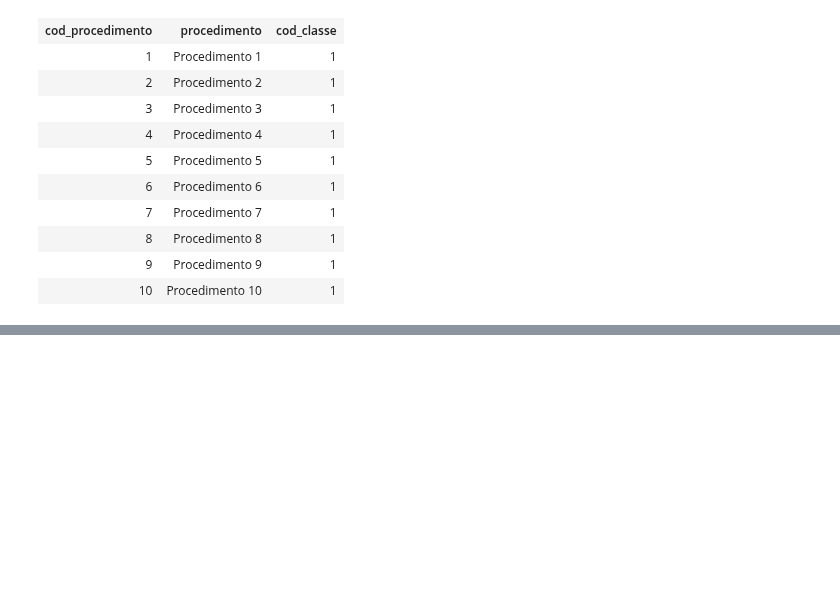
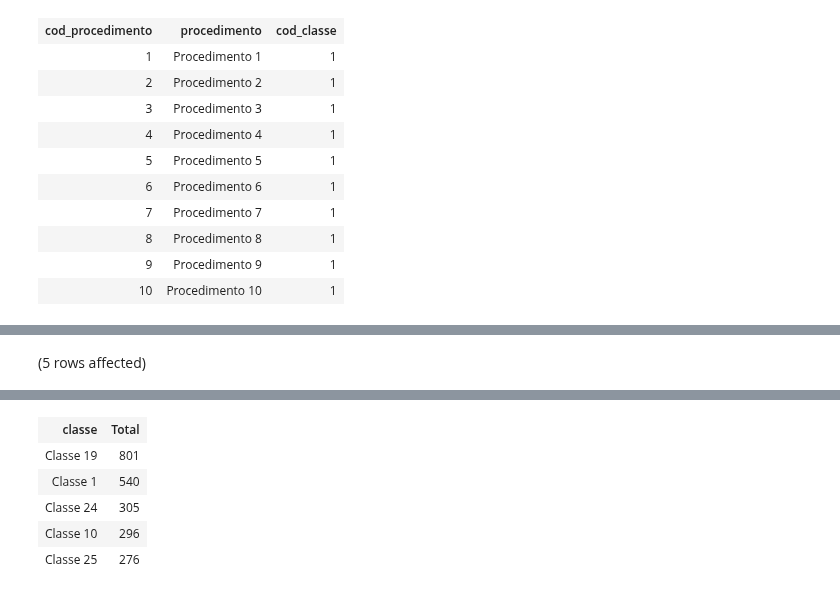
Before and after one commit to AlbertoFAraujo/EDA_Hospitalar, a Jupyter notebook: Xhospital_EDA.ipynb, the cells around one changed output, grey strips where cells are left out. Cells and saved outputs as stored; diff of their text form; code cells hidden in the pictures; blank space fills up the shorter version.

```diff
--- a/Xhospital_EDA.ipynb
+++ b/Xhospital_EDA.ipynb
@@ -116,0 +119,14 @@ Total execution time: 00:00:00.015
+# %%
+-- Quais as classes de procedimentos que mais realizamos na unidade?
+SELECT TOP(5)
+    tab_classe_procedimento.classe,
+    COUNT(*) AS Total
+FROM tab_internacoes
+INNER JOIN tab_procedimento
+ON tab_internacoes.cod_procedimento = tab_procedimento.cod_procedimento
+INNER JOIN tab_classe_procedimento
+ON tab_procedimento.cod_classe = tab_classe_procedimento.cod_classe
+GROUP BY tab_classe_procedimento.classe
+ORDER BY Total DESC
+# %% [output]
+(5 rows affected)
@@ -116,0 +134,6 @@ Total execution time: 00:00:00.015
+| classe | Total |
+| Classe 19 | 801 |
+| Classe 1 | 540 |
+| Classe 24 | 305 |
+| Classe 10 | 296 |
+| Classe 25 | 276 |
```
Also changed, not shown: parts of 7 cells of this notebook.
